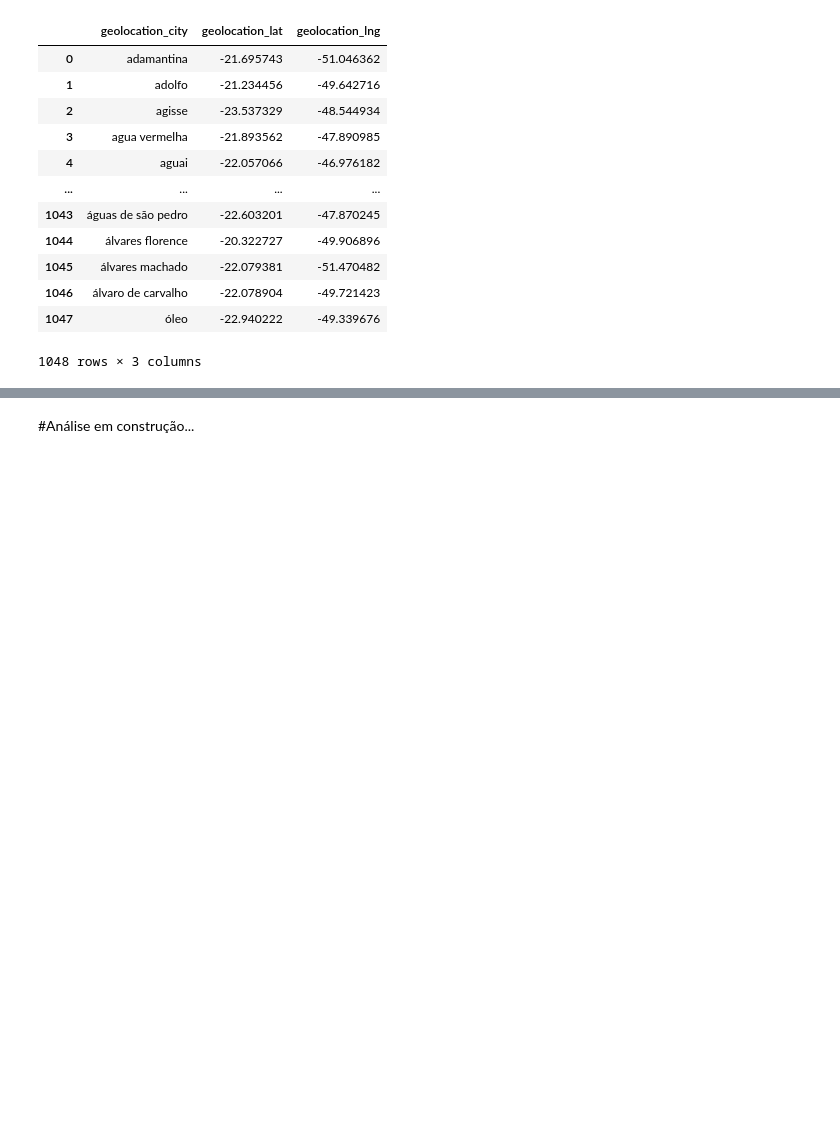
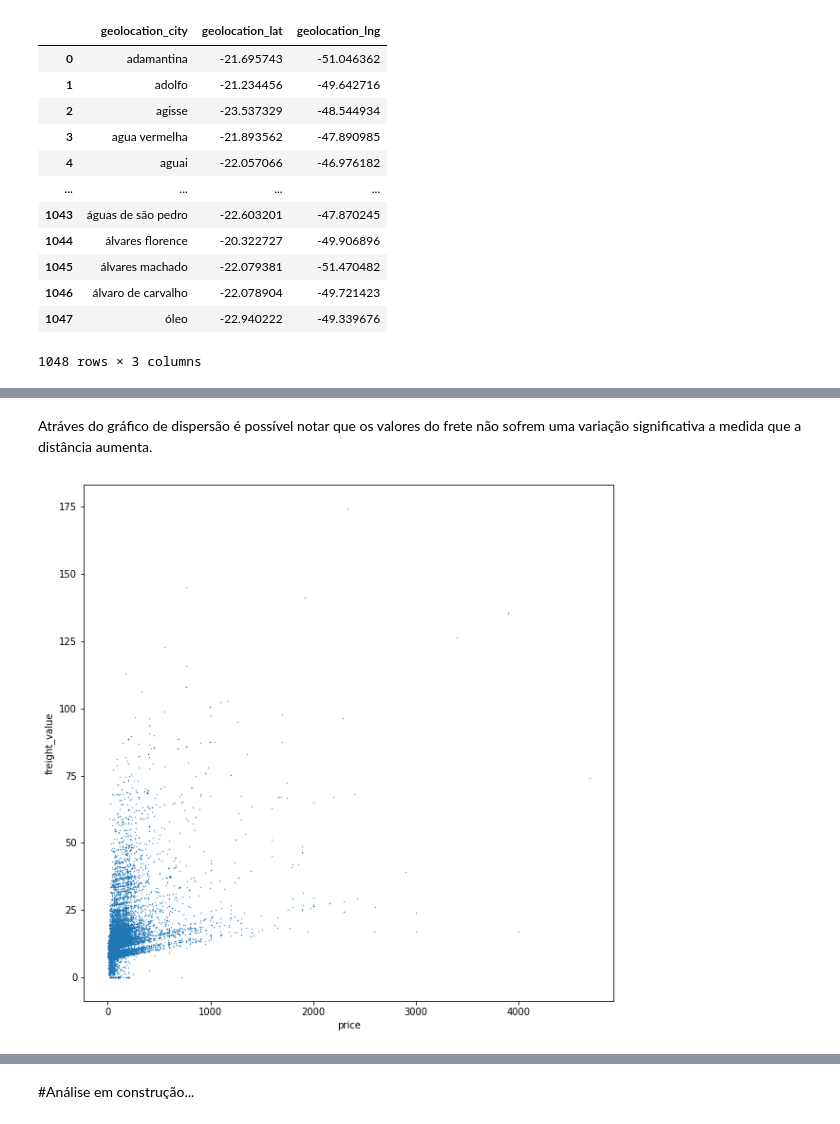
Before and after one commit to ronaldolg26/Efeito_drones_saopaulo, a Jupyter notebook: Drone_ecommerce.ipynb, the cells around one changed output, grey strips where cells are left out. Drawn from its saved outputs; the diff is of its cells as text; code cells hidden in the pictures; blank space fills up the shorter version.

```diff
--- a/Drone_ecommerce.ipynb
+++ b/Drone_ecommerce.ipynb
@@ -275,0 +391,8 @@ dfsp1.head()
+# %% [markdown]
+Atráves do gráfico de dispersão é possível notar que os valores do frete não sofrem uma variação significativa a medida que a distância aumenta.
+# %%
+new_df1.plot.scatter(x='price', y='freight_value', s=0.1, figsize=(10,10))
+
+plt.show()
+# %% [output]
+[figure, added]
```
Also changed, not shown: parts of 43 cells of this notebook.
